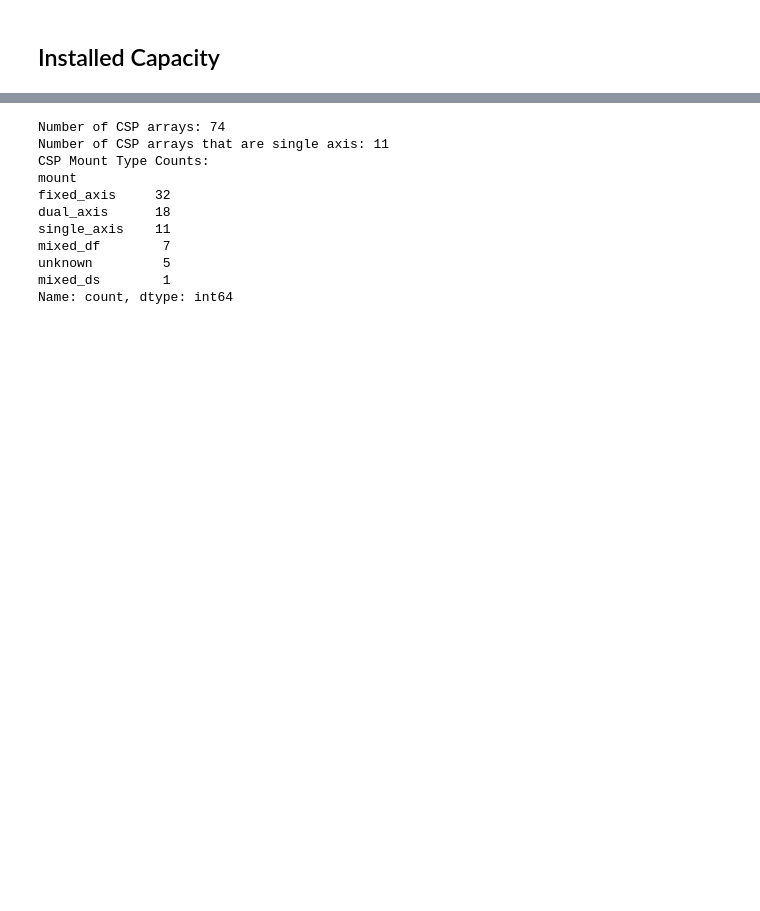
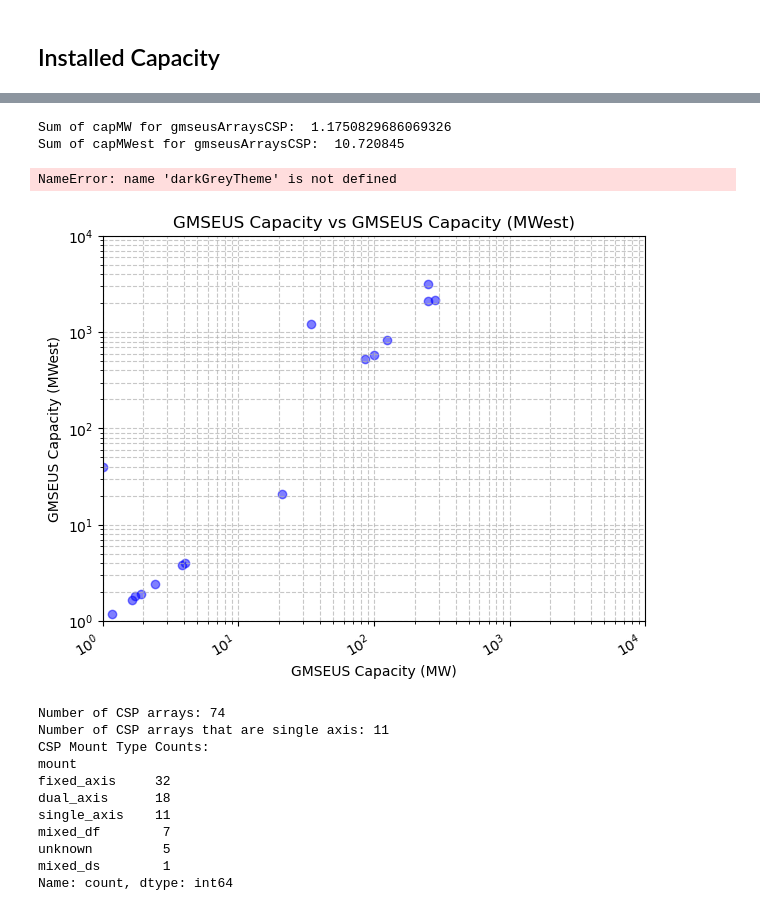
Before and after one commit to stidjaco/GMSEUS, a Jupyter notebook: script10_technicalValidation.ipynb, the cells around one changed output, grey strips where cells are left out. Cells and saved outputs as stored; diff of their text form; code cells hidden in the pictures; blank space fills up the shorter version.

```diff
--- a/script10_technicalValidation.ipynb
+++ b/script10_technicalValidation.ipynb
@@ -593,3 +739,34 @@ No artists with labels found to put in legend.  Note that artists whose label st
+# %%
+# Print the sum of capMW and capMWest for gmseusArraysCSP
+print('Sum of capMW for gmseusArraysCSP: ', gmseusArraysCSP['capMW'].sum()/1e3)
+print('Sum of capMWest for gmseusArraysCSP: ', gmseusArraysCSP['capMWest'].sum()/1e3)
+
+# Subset arrays that the difference between capMW and capMWest is less than 10% of capMW
+gmseusArraysCSP = gmseusArraysCSP[gmseusArraysCSP['capMW'] - gmseusArraysCSP['capMWest'] < gmseusArraysCSP['capMW'] * 0.00001]
+
+# Plot a log-log scatterplot of capMW vs capMWest
+plt.figure(figsize=(7, 5))
+plt.scatter(gmseusArraysCSP['capMW'], gmseusArraysCSP['capMWest'], alpha=0.5, color='blue')
+plt.xscale('log')
+plt.yscale('log')
+plt.xlabel('GMSEUS Capacity (MW)', fontsize=10, color='black')
+plt.ylabel('GMSEUS Capacity (MWest)', fontsize=10, color='black')
+plt.title('GMSEUS Capacity vs GMSEUS Capacity (MWest)', fontsize=12, color='black')
+plt.grid(True, which='both', linestyle='--', alpha=0.7)
+plt.axhline(y=0, color='red', linestyle='--', linewidth=0.5) # , label='No Deviation'
+plt.axvline(x=0, color='red', linestyle='--', linewidth=0.5) # , label='No Deviation'
+plt.xlim(1, 1e4) # Set x-axis limits
+plt.ylim(1, 1e4) # Set y-axis limits
+plt.xticks(rotation=30, ha='right')
+plt.tick_params(axis='x', colors=darkGreyTheme)
+plt.tick_params(axis='y', colors=darkGreyTheme)
+plt.tight_layout()
+plt.show()
+# %% [output]
+Sum of capMW for gmseusArraysCSP:  1.1750829686069326
+Sum of capMWest for gmseusArraysCSP:  10.720845
+NameError: name 'darkGreyTheme' is not defined
+[figure, added]
 # %%
 # Call gmseusArrays and CCVPV arrays
 gmseusArrays = gpd.read_file(gmseusArraysFinalPath)
```
Also changed, not shown: parts of 7 cells of this notebook, 4 other files.
